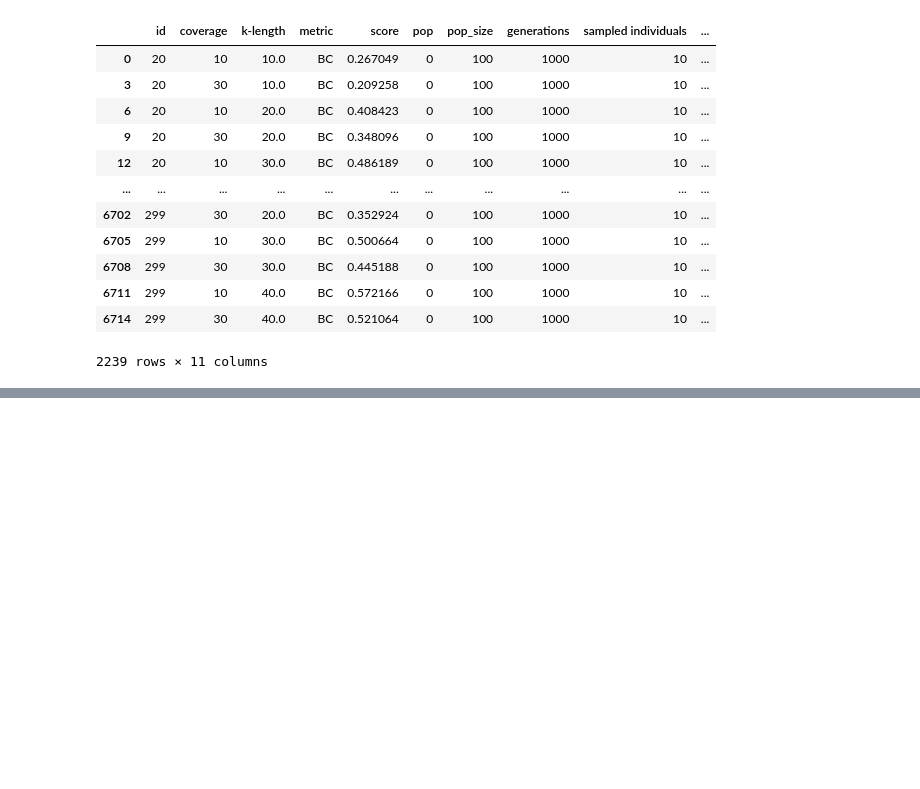
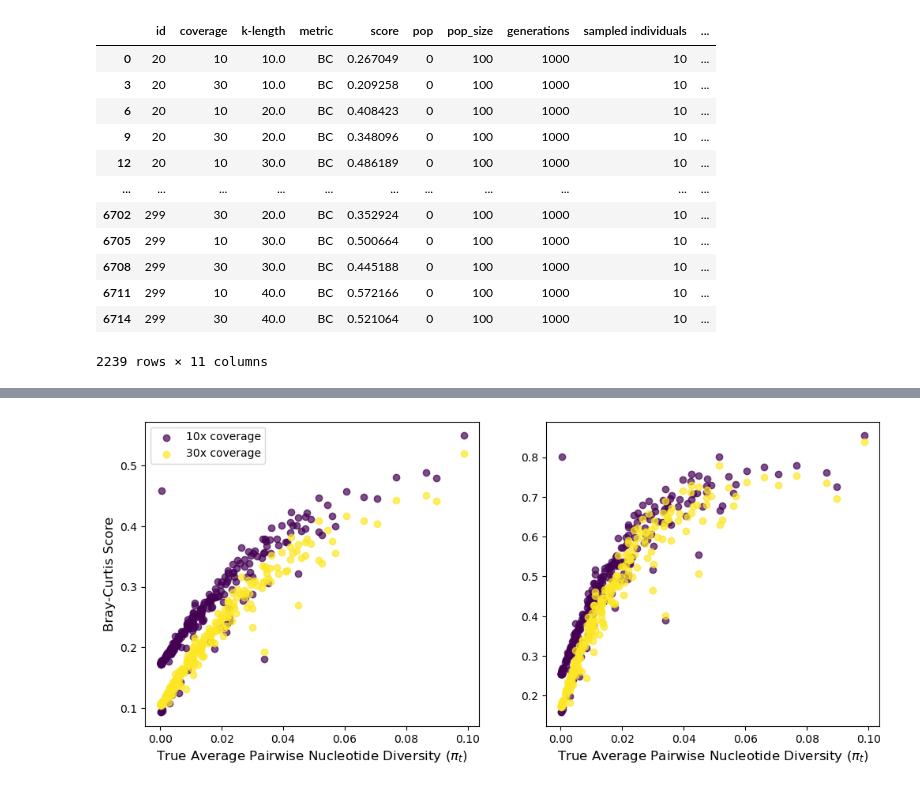
Before and after one commit to rhit-davisoc/KmerThesis, a Jupyter notebook: plots/arabidopsis_analysis.ipynb, the cells around one changed output, grey strips where cells are left out. Drawn from its saved outputs; the diff is of its cells as text; code cells hidden in the pictures; blank space fills up the shorter version.

```diff
--- a/plots/arabidopsis_analysis.ipynb
+++ b/plots/arabidopsis_analysis.ipynb
@@ -123,0 +125,35 @@ plt.show()
+# %%
+k=10
+plot_df = BC[BC["k-length"]==k]; ADJUSTED = False
+
+fig, ax = plt.subplots(1,2,figsize=(12, 5))
+
+num_cov = 2
+
+c=[10,30]
+
+viridis_colors = plt.cm.viridis(np.linspace(0, 1, num_cov))
+color_1 = ["purple","orange"]
+labels = ["10x coverage","30x coverage"]
+
+for i in range(0,num_cov):
+    kmer_data = plot_df[plot_df['coverage']== c[i]]
+
+    ax[0].scatter(kmer_data["average pi"],kmer_data["score"],color=viridis_colors[i],label=labels[i],alpha=0.7)
+
+ax[0].set_ylabel("Bray-Curtis Score", fontsize=12, color="black")
+ax[0].set_xlabel(r"True Average Pairwise Nucleotide Diversity ($\pi_{t}$)", fontsize=12,color='black')
+ax[0].legend()
+
+k=30
+plot_df = BC[BC["k-length"]==k]
+
+for i in range(0,num_cov):
+    kmer_data = plot_df[plot_df['coverage']== c[i]]
+
+    ax[1].scatter(kmer_data["average pi"],kmer_data["score"],color=viridis_colors[i],label=None,alpha=0.7)
+
+ax[1].set_xlabel(r"True Average Pairwise Nucleotide Diversity ($\pi_{t}$)", fontsize=12,color='black')
+plt.show()
+# %% [output]
+[figure, added]
```
Also changed, not shown: parts of 17 cells of this notebook, 11 other files.
